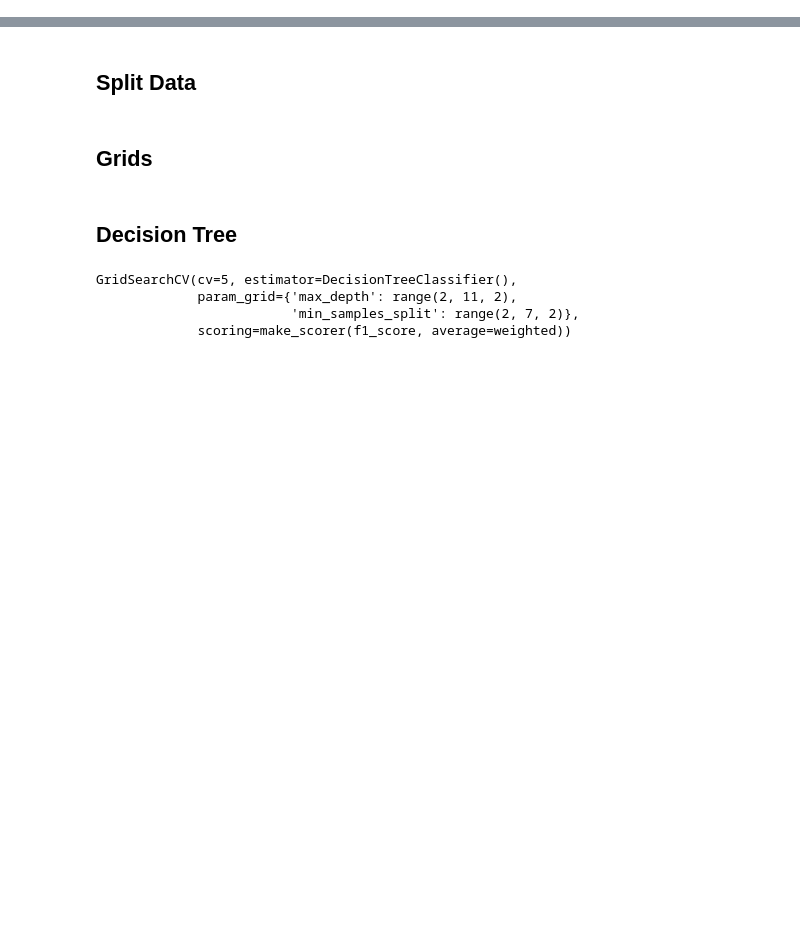
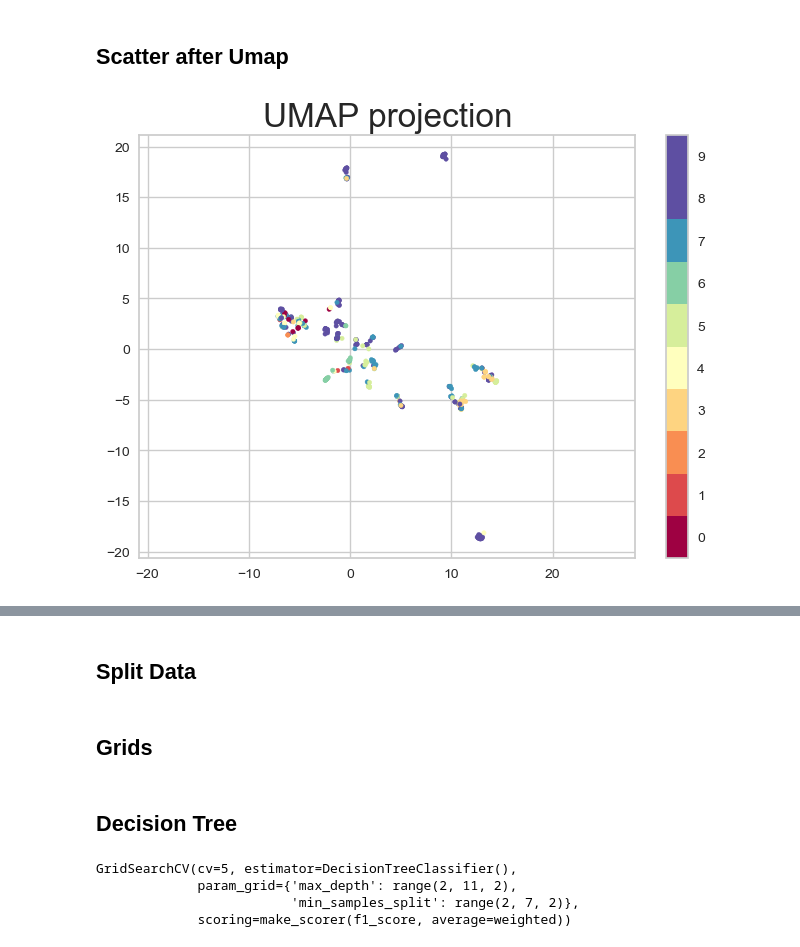
Before and after one commit to umbilnm/coursework, a Jupyter notebook: pipeline.ipynb, the cells around one changed output, grey strips where cells are left out. Drawn from its saved outputs; the diff is of its cells as text; code cells hidden in the pictures; blank space fills up the shorter version.

Commit message:
Umap and Oversampling

```diff
--- a/pipeline.ipynb
+++ b/pipeline.ipynb
@@ -78,3 +82,14 @@ assert X.values.shape[0]  == y.ravel().shape[0]
+# %% [markdown]
+## Scatter after Umap
+# %%
+X_umaped = pd.read_csv('clean_data/X_umaped.csv')
+# %%
+plt.scatter(X_umaped.loc[:, '0'], X_umaped.loc[:, '1'], c=y, cmap='Spectral', s=10)
+plt.gca().set_aspect('equal', 'datalim')
+plt.colorbar(boundaries=np.arange(11)-0.5).set_ticks(np.arange(10))
+plt.title('UMAP projection', fontsize=24);
+# %% [output]
+[figure, added]
 # %%
 class Splitter:
     def __init__(self, kfold = True, n_repeats = None, n_splits = 5, shuffle = True):
```
Also changed, not shown: parts of 17 cells of this notebook, 2 other files.
